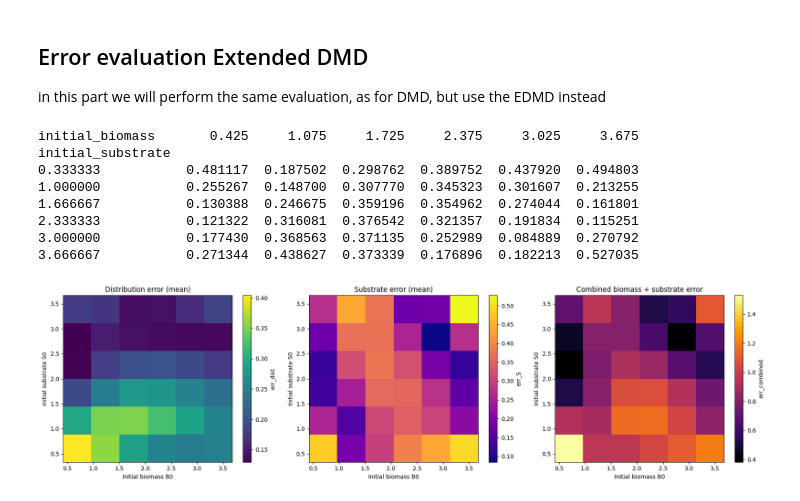
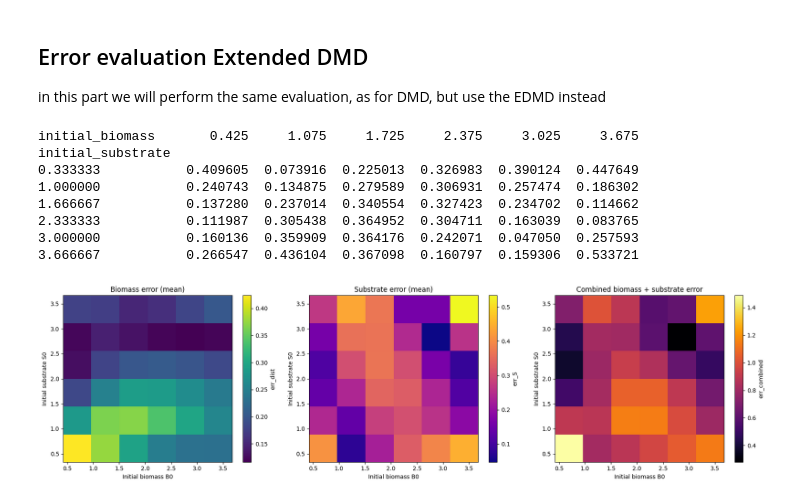
Before and after one commit to therealtoby1/Master, a Jupyter notebook: Training_data_integro_diff_batch/DMD_integro_diff_batch.ipynb, the cells around one changed output. Cells and saved outputs as stored; diff of their text form; code cells hidden in the pictures.

Commit message:
DMD error plots

```diff
--- a/Training_data_integro_diff_batch/DMD_integro_diff_batch.ipynb
+++ b/Training_data_integro_diff_batch/DMD_integro_diff_batch.ipynb
@@ -217,7 +217,7 @@ plt.show()
 ## Error visualization for all validation sets
 Trying to find model bias by taking the error estimation for all datasets
 # %%
-def dmd_rollout(entry, A, n_max, S_max, U_r=None):
+def dmd_rollout(entry, A, n_max, S_max,m,delta_m, U_r=None):
     """
     Perform a DMD rollout for one dataset entry.
 
@@ -298,7 +298,7 @@ def dmd_rollout(entry, A, n_max, S_max, U_r=None):
 results = []
 
 for idx, entry in Dataset_error_est.items():
-    n_pred, S_pred, err_n, err_S = dmd_rollout(entry, A_tilde, n_max, S_max, U_r=U_r)  # or U_r=U_r if reduced
+    n_pred, S_pred, err_n, err_S = dmd_rollout(entry, A_tilde, n_max, S_max,m=m,delta_m=delta_m, U_r=U_r)  # or U_r=U_r if reduced
 
     results.append({
         "id": idx,
@@ -354,7 +354,7 @@ im1 = axes[0].imshow(pivot_n_mean.values, origin="lower", aspect="auto",
                      extent=[pivot_n_mean.columns.min(), pivot_n_mean.columns.max(),
                              pivot_n_mean.index.min(), pivot_n_mean.index.max()],
                      cmap="viridis")
-axes[0].set_title("Distribution error (mean)")
+axes[0].set_title("Biomass error (mean)")
 axes[0].set_xlabel("Initial biomass B0")
 axes[0].set_ylabel("Initial substrate S0")
 fig.colorbar(im1, ax=axes[0], label="err_dist")
@@ -503,7 +503,7 @@ import matplotlib.pyplot as plt
 # 2. Feature lifting: [n, S, S*n]
 # ----------------------------
 
-degree=5
+degree=7
 
 Phi_X = EDMD_feature_space(X_train,degree=degree)  # (N, M + degree*(M+1))
 Phi_Y = EDMD_feature_space(Y_train,degree=degree)  # (N, M + degree*(M+1))
@@ -518,7 +518,7 @@ Phi_YT = Phi_Y.T    # (D, N)
 U, S, Vh = torch.linalg.svd(Phi_XT, full_matrices=False)
 
 # truncation rank
-r = 20
+r = 23
 U_r = U[:, :r]
 S_r = S[:r]
 Vh_r = Vh[:r, :]
@@ -532,7 +532,7 @@ K_tilde = U_r.T @ Phi_YT @ Vh_r.T @ Sigma_r_inv   # (r, r)
 # -----------------------------
 
 # normalized initial state
-x0_norm = torch.cat([n0 / n_max, (S0 / S_max).unsqueeze(0)], dim=0)  # (M+1,)
+x0_norm = torch.cat([n0 / n_max, (S0 / S_max).unsqueeze(0)], dim=0) # (M+1,)
 
 # lifted initial condition
 phi0 = EDMD_feature_space(x0_norm.unsqueeze(0),degree=degree).squeeze(0)  # (2M+1,)
@@ -799,40 +799,40 @@ im1 = axes[0].imshow(pivot_dist_mean.values, origin="lower", aspect="auto",
                      extent=[pivot_dist_mean.columns.min(), pivot_dist_mean.columns.max(),
                              pivot_dist_mean.index.min(), pivot_dist_mean.index.max()],
                      cmap="viridis")
-axes[0].set_title("Distribution error (mean)")
+axes[0].set_title("Biomass error (mean)")
 axes[0].set_xlabel("Initial biomass B0")
 axes[0].set_ylabel("Initial substrate S0")
 fig.colorbar(im1, ax=axes[0], label="err_dist")
 
 # (2) Substrate error
 im2 = axes[1].imshow(pivot_S_mean.values, origin="lower", aspect="auto",
                      extent=[pivot_S_mean.columns.min(), pivot_S_mean.columns.max(),
                              pivot_S_mean.index.min(), pivot_S_mean.index.max()],
                      cmap="plasma")
 axes[1].set_title("Substrate error (mean)")
 axes[1].set_xlabel("Initial biomass B0")
 axes[1].set_ylabel("Initial substrate S0")
 fig.colorbar(im2, ax=axes[1], label="err_S")
 
 # (3) Combined biomass + substrate error
 im3 = axes[2].imshow(pivot_comb_mean.values, origin="lower", aspect="auto",
                      extent=[pivot_comb_mean.columns.min(), pivot_comb_mean.columns.max(),
                              pivot_comb_mean.index.min(), pivot_comb_mean.index.max()],
                      cmap="inferno")
 axes[2].set_title("Combined biomass + substrate error")
 axes[2].set_xlabel("Initial biomass B0")
 axes[2].set_ylabel("Initial substrate S0")
 fig.colorbar(im3, ax=axes[2], label="err_combined")
 
 plt.tight_layout()
 plt.show()
 # %% [output]
 initial_biomass       0.425     1.075     1.725     2.375     3.025     3.675
 initial_substrate
-0.333333           0.481117  0.187502  0.298762  0.389752  0.437920  0.494803
-1.000000           0.255267  0.148700  0.307770  0.345323  0.301607  0.213255
-1.666667           0.130388  0.246675  0.359196  0.354962  0.274044  0.161801
-2.333333           0.121322  0.316081  0.376542  0.321357  0.191834  0.115251
-3.000000           0.177430  0.368563  0.371135  0.252989  0.084889  0.270792
-3.666667           0.271344  0.438627  0.373339  0.176896  0.182213  0.527035
+0.333333           0.409605  0.073916  0.225013  0.326983  0.390124  0.447649
+1.000000           0.240743  0.134875  0.279589  0.306931  0.257474  0.186302
+1.666667           0.137280  0.237014  0.340554  0.327423  0.234702  0.114662
+2.333333           0.111987  0.305438  0.364952  0.304711  0.163039  0.083765
+3.000000           0.160136  0.359909  0.364176  0.242071  0.047050  0.257593
+3.666667           0.266547  0.436104  0.367098  0.160797  0.159306  0.533721
-[figure, old version]
+[figure, new version]
```
Also changed, not shown: parts of 3 cells of this notebook.
